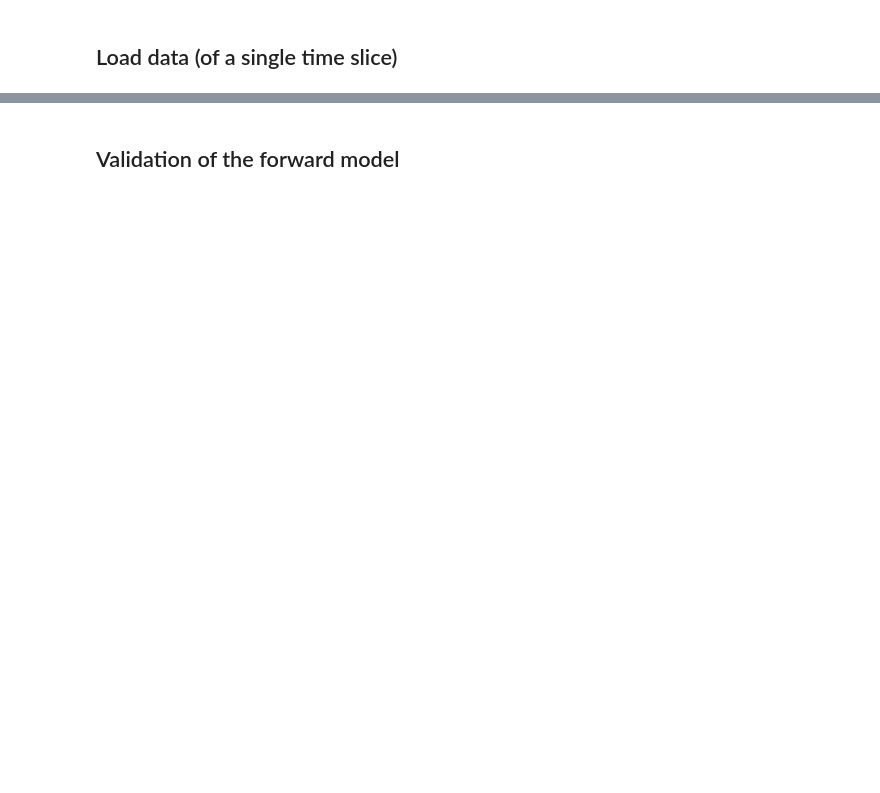
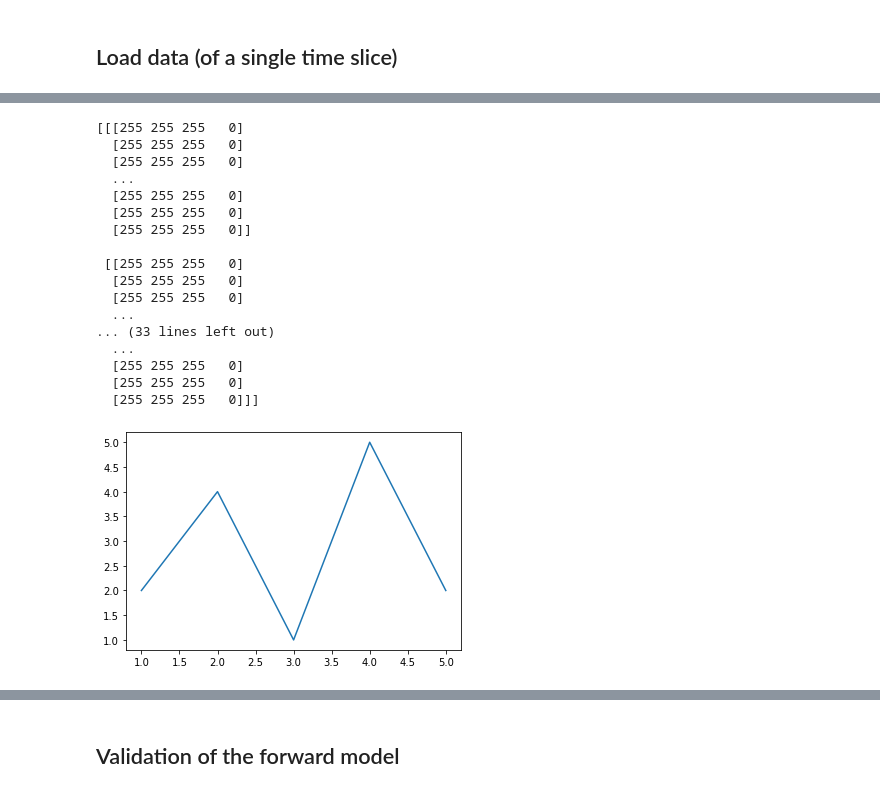
Before and after one commit to DanHarJor/Improving-Electron-Density-Profile-Inference-within-a-Tokamak-using-Bayesian-Techniques, a Jupyter notebook: ElectronDensityProfileInferenceRealData/InterferometryInference.ipynb, the cells around one changed output, grey strips where cells are left out. Drawn from its saved outputs; the diff is of its cells as text; code cells hidden in the pictures; blank space fills up the shorter version.

```diff
--- a/ElectronDensityProfileInferenceRealData/InterferometryInference.ipynb
+++ b/ElectronDensityProfileInferenceRealData/InterferometryInference.ipynb
@@ -46,0 +193,29 @@ findfont: Font family ['Times New Roman'] not found. Falling back to DejaVu Sans
+# %%
+from matplotlib.backends.backend_agg import FigureCanvasAgg
+import matplotlib.pyplot as plt
+import numpy as np
+
+def fig2np(fig):
+    canvas = FigureCanvasAgg(fig)
+    ax.plot([1, 2, 3, 4, 5], [2, 4, 1, 5, 2])
+    canvas.draw()
+    return np.array(canvas.buffer_rgba())
+# %% [output]
+[[[255 255 255   0]
+  [255 255 255   0]
+  [255 255 255   0]
+  ...
+  [255 255 255   0]
+  [255 255 255   0]
+  [255 255 255   0]]
+
+ [[255 255 255   0]
+  [255 255 255   0]
+  [255 255 255   0]
+  ...
+... (33 lines left out)
+  ...
+  [255 255 255   0]
+  [255 255 255   0]
+  [255 255 255   0]]]
+[figure, added]
```
Also changed, not shown: parts of 8 cells of this notebook, 3 other files.
